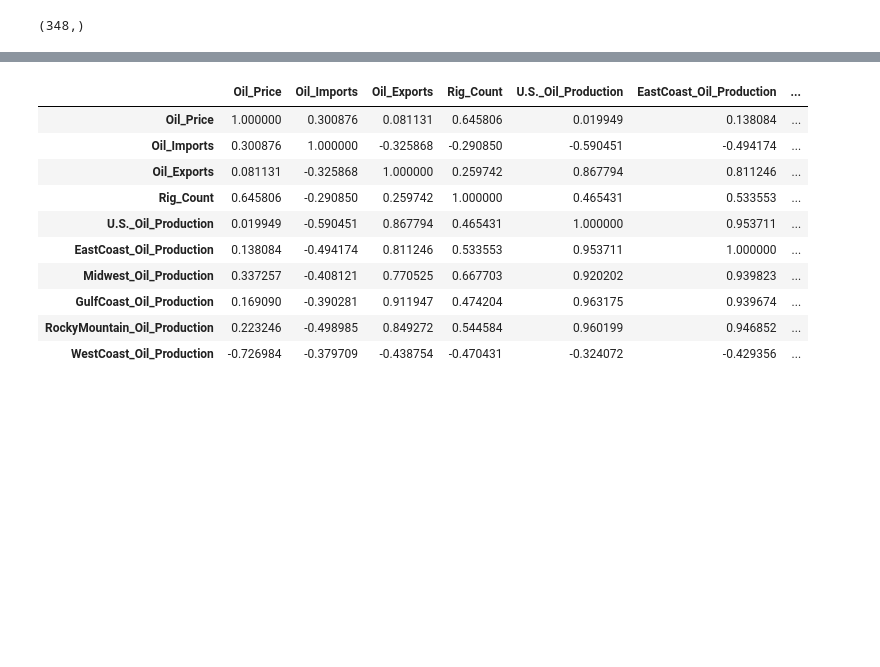
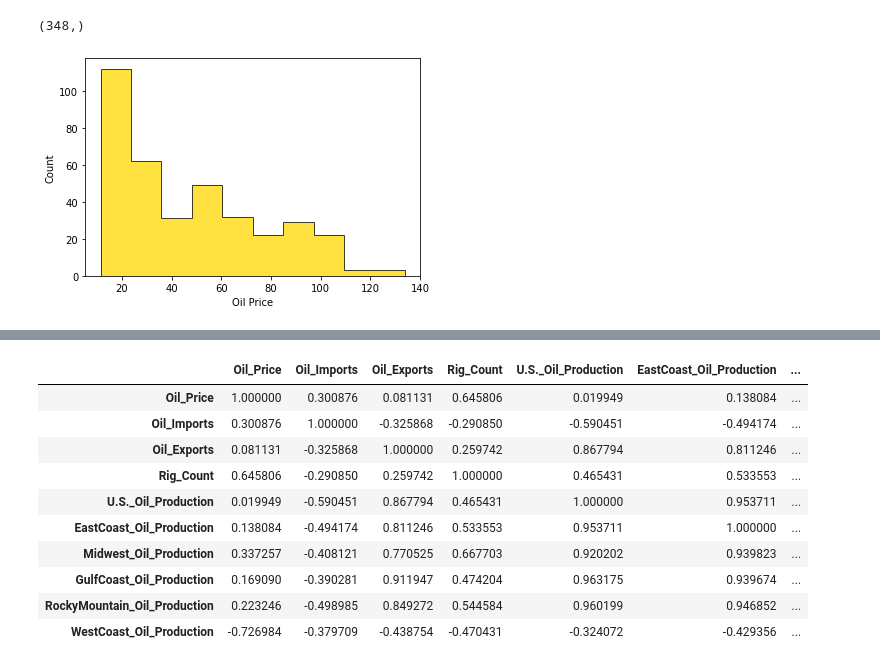
Before and after one commit to mbradley29/Capstone-Project, a Jupyter notebook: Capstone Report - C2T4 - Predicting U.S Crude Oil Prices.ipynb, the cells around one changed output, grey strips where cells are left out. Cells and saved outputs as stored; diff of their text form; code cells hidden in the pictures; blank space fills up the shorter version.

Commit message:
Capstone Report - C2T4
Predicting the Price of Oil

```diff
--- a/Capstone Report - C2T4 - Predicting U.S Crude Oil Prices.ipynb
+++ b/Capstone Report - C2T4 - Predicting U.S Crude Oil Prices.ipynb
@@ -137,0 +143,4 @@ The price of oil ranges from 11.35 to 133.88 with a mean of 47.58 and standard d
+# %%
+# Import the cleaned Dataset
+data = pd.read_csv('Capstone_Cleaned.csv')
+data.info()
@@ -140,3 +167,11 @@ The price of oil ranges from 11.35 to 133.88 with a mean of 47.58 and standard d
 data['Oil_Price'].value_counts().shape
 # %% [output]
 (348,)
+# %%
+# Histogram of Oil Price
+a = data['Oil_Price']
+plt.hist(a, bins=10, density=False, alpha=0.75, histtype='stepfilled', color='gold', edgecolor='black')
+plt.xlabel('Oil Price')
+plt.ylabel('Count');
+# %% [output]
+[figure, added]
```
Also changed, not shown: parts of 149 cells of this notebook.
